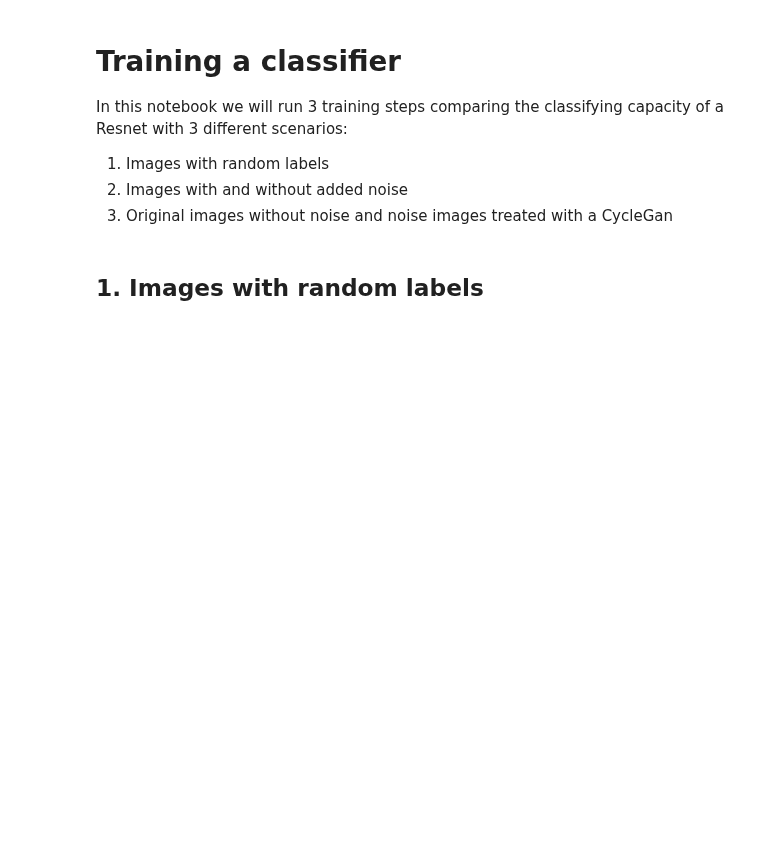
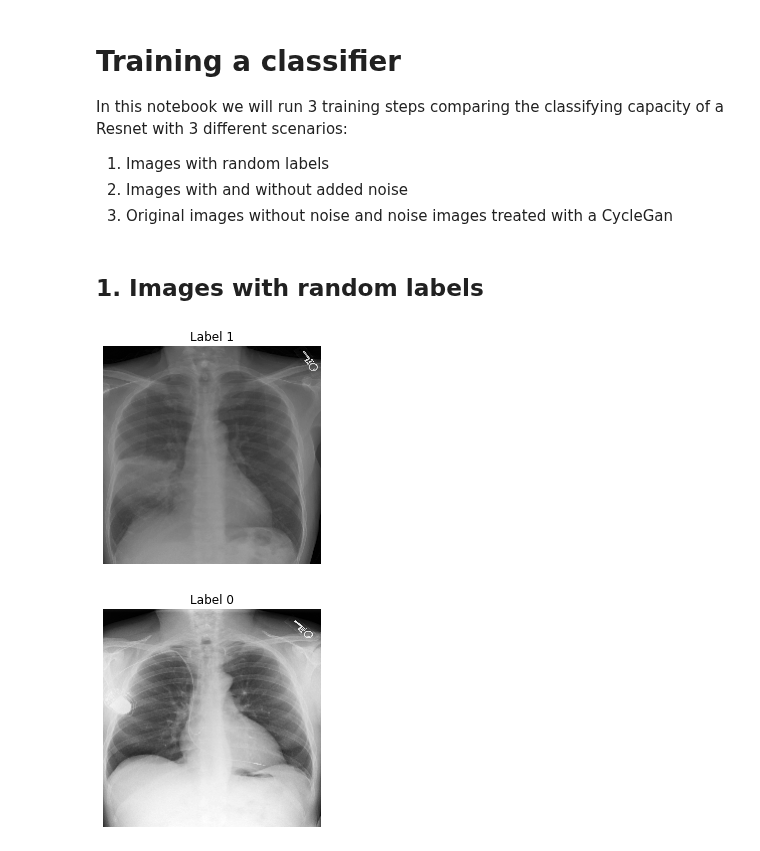
Before and after one commit to Juanki0396/TFG, a Jupyter notebook: train_classifier.ipynb, the cells around one changed output. Saved outputs shown, nothing was run; the diff lists cells and outputs as text; code cells hidden in the pictures; blank space fills up the shorter version.

```diff
--- a/train_classifier.ipynb
+++ b/train_classifier.ipynb
@@ -7,19 +7,35 @@ In this notebook we will run 3 training steps comparing the classifying capacity
 2. Images with and without added noise
 3. Original images without noise and noise images treated with a CycleGan
 # %%
-import os
+import random
+import collections
 
 import numpy as np
 import torch
 from torch.utils.data import DataLoader
 
-from src.data.dataset import ImageDataset
-from src.models.nets import resnet18_classifier
+from config import TRAIN_DATA_PATH, TEST_DATA_PATH, SEED
+from src.data.dataset import ImageDataset ,load_data, generate_noisy_dataset
+from src.models.networks import resnet18_classifier
 from src.models.trainning import training
-from src.utils import run_time
+from src.utils import plot_image
 
-TRAIN_DATA_PATH = "Data/prototype/train_SERAM.npy"
-TEST_DATA_PATH = "Data/prototype/test1_SERAM.npy"
+random.seed(SEED)
 # %% [markdown]
 ## 1. Images with random labels
+# %%
+train_data = load_data(TRAIN_DATA_PATH)
+test_data = load_data(TEST_DATA_PATH)
+
+train_dataset = ImageDataset(train_data, random_labels=True)
+test_dataset = ImageDataset(test_data, random_labels=True)
+# %%
+positives = filter(lambda x: x[1] == 1, train_data)
+negatives = filter(lambda x: x[1] == 0, train_data)
+
+plot_image(*next(positives))
+plot_image(*next(negatives))
+# %% [output]
+[figure, added]
+[figure, added]
 # %%
```
Also changed, not shown: parts of 5 cells of this notebook, 1 other file.
